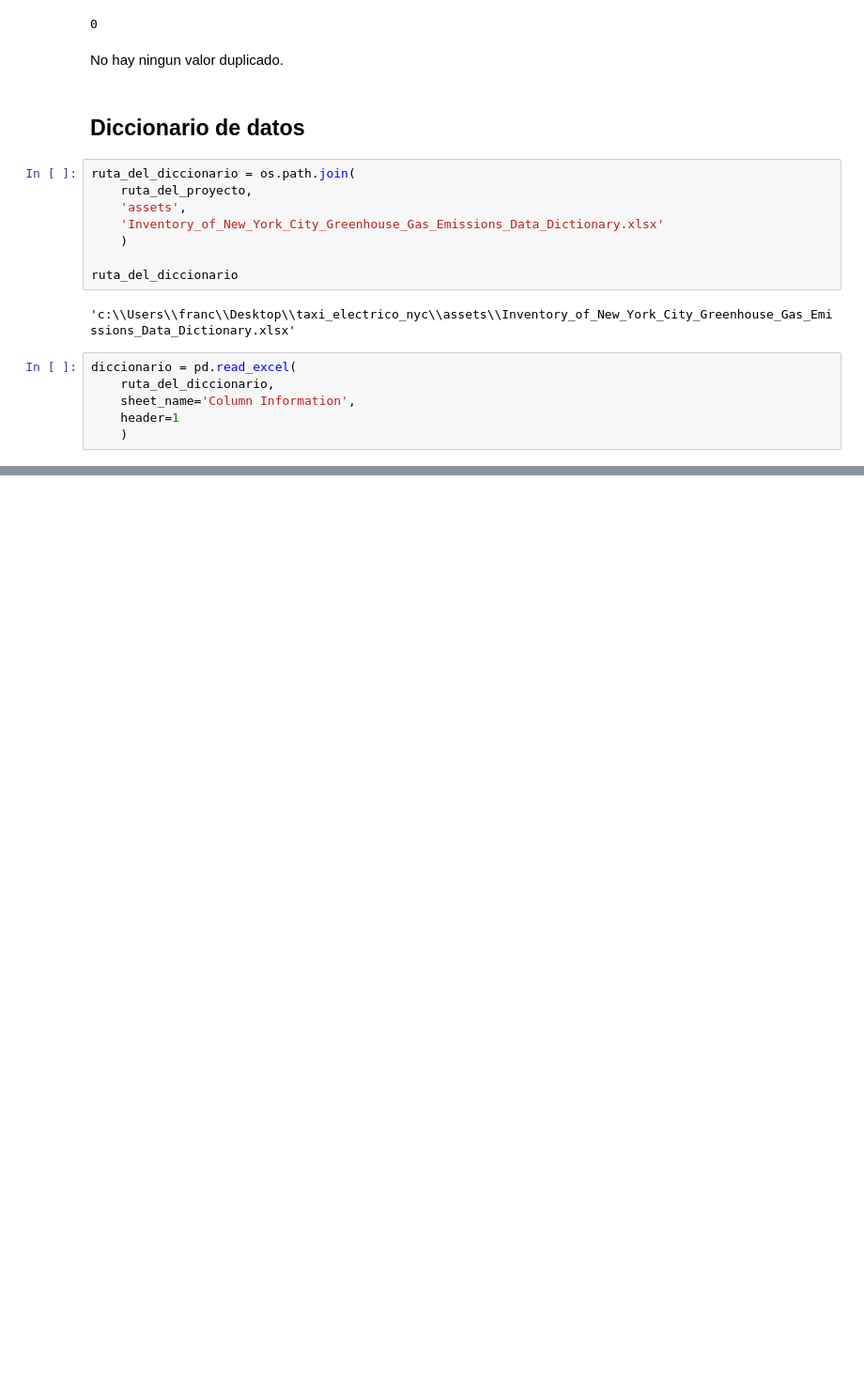
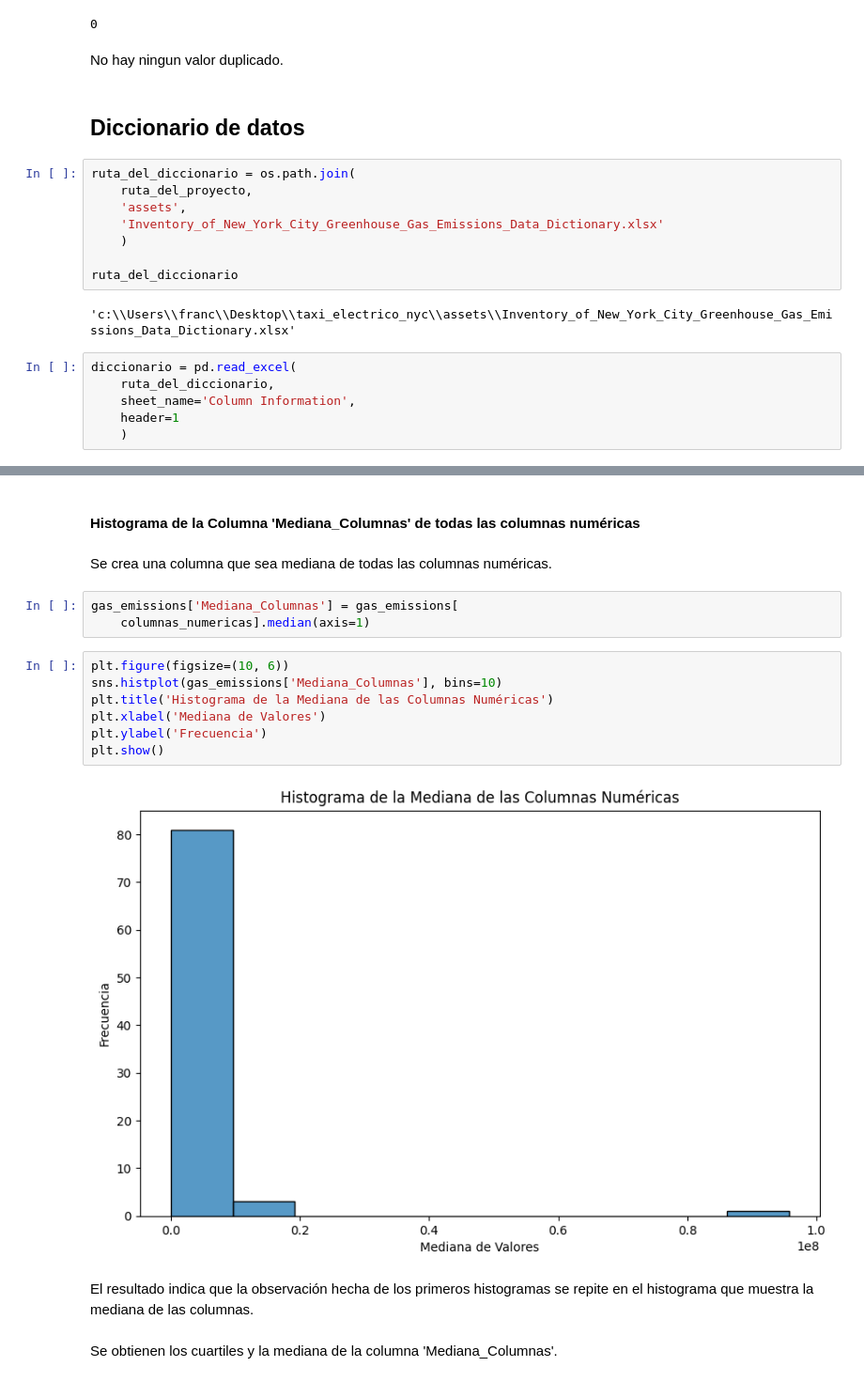
Before and after one commit to lmunozm1702/taxi_electrico_nyc, a Jupyter notebook: EDA/EDA-Calidad_de_Gas_Emissions.ipynb, the cells around one changed output, grey strips where cells are left out. Shown at 94% size. Cells and saved outputs as stored; diff of their text form; blank space fills up the shorter version.

```diff
--- a/EDA/EDA-Calidad_de_Gas_Emissions.ipynb
+++ b/EDA/EDA-Calidad_de_Gas_Emissions.ipynb
@@ -187,0 +243,20 @@ diccionario
+# %% [markdown]
+#### Histograma de la Columna 'Mediana_Columnas' de todas las columnas numéricas
+# %% [markdown]
+Se crea una columna que sea mediana de todas las columnas numéricas.
+# %%
+gas_emissions['Mediana_Columnas'] = gas_emissions[
+    columnas_numericas].median(axis=1)
+# %%
+plt.figure(figsize=(10, 6))
+sns.histplot(gas_emissions['Mediana_Columnas'], bins=10)
+plt.title('Histograma de la Mediana de las Columnas Numéricas')
+plt.xlabel('Mediana de Valores')
+plt.ylabel('Frecuencia')
+plt.show()
+# %% [output]
+[figure, added]
+# %% [markdown]
+El resultado indica que la observación hecha de los primeros histogramas se repite en el histograma que muestra la mediana de las columnas.
+# %% [markdown]
+Se obtienen los cuartiles y la mediana de la columna 'Mediana_Columnas'.
```
Also changed, not shown: parts of 14 cells of this notebook.
